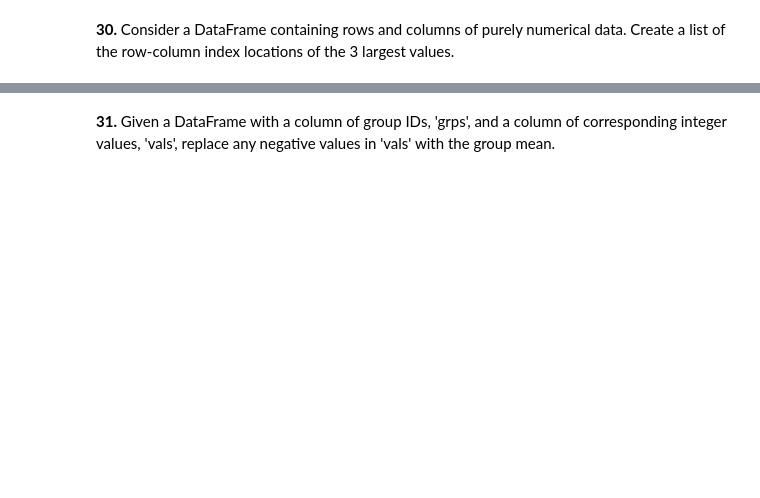
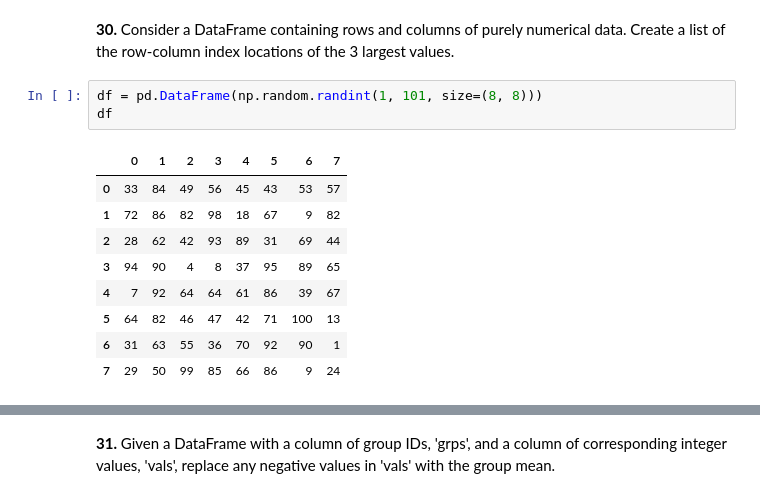
Before and after one commit to SARATHKUMARTJ/GUVI-TASK-1, a Jupyter notebook: Mypandas_tasks.ipynb, the cells around one changed output, grey strips where cells are left out. Saved outputs shown, nothing was run; the diff lists cells and outputs as text; blank space fills up the shorter version.

```diff
--- a/Mypandas_tasks.ipynb
+++ b/Mypandas_tasks.ipynb
@@ -431,2 +597,15 @@ df
 # %% [markdown]
 **30.** Consider a DataFrame containing rows and columns of purely numerical data. Create a list of the row-column index locations of the 3 largest values.
+# %%
+df = pd.DataFrame(np.random.randint(1, 101, size=(8, 8)))
+df
+# %% [output]
+|  | 0 | 1 | 2 | 3 | 4 | 5 | 6 | 7 |
+| 0 | 33 | 84 | 49 | 56 | 45 | 43 | 53 | 57 |
+| 1 | 72 | 86 | 82 | 98 | 18 | 67 | 9 | 82 |
+| 2 | 28 | 62 | 42 | 93 | 89 | 31 | 69 | 44 |
+| 3 | 94 | 90 | 4 | 8 | 37 | 95 | 89 | 65 |
+| 4 | 7 | 92 | 64 | 64 | 61 | 86 | 39 | 67 |
+| 5 | 64 | 82 | 46 | 47 | 42 | 71 | 100 | 13 |
+| 6 | 31 | 63 | 55 | 36 | 70 | 92 | 90 | 1 |
+| 7 | 29 | 50 | 99 | 85 | 66 | 86 | 9 | 24 |
```
Also changed, not shown: parts of 55 cells of this notebook.
